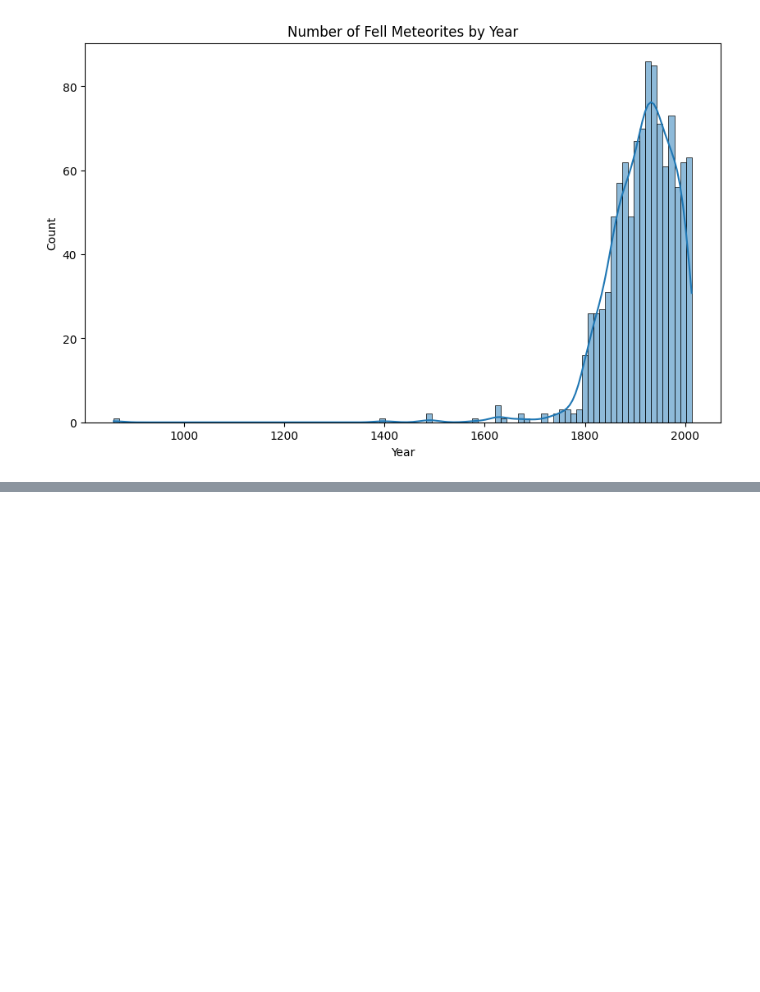
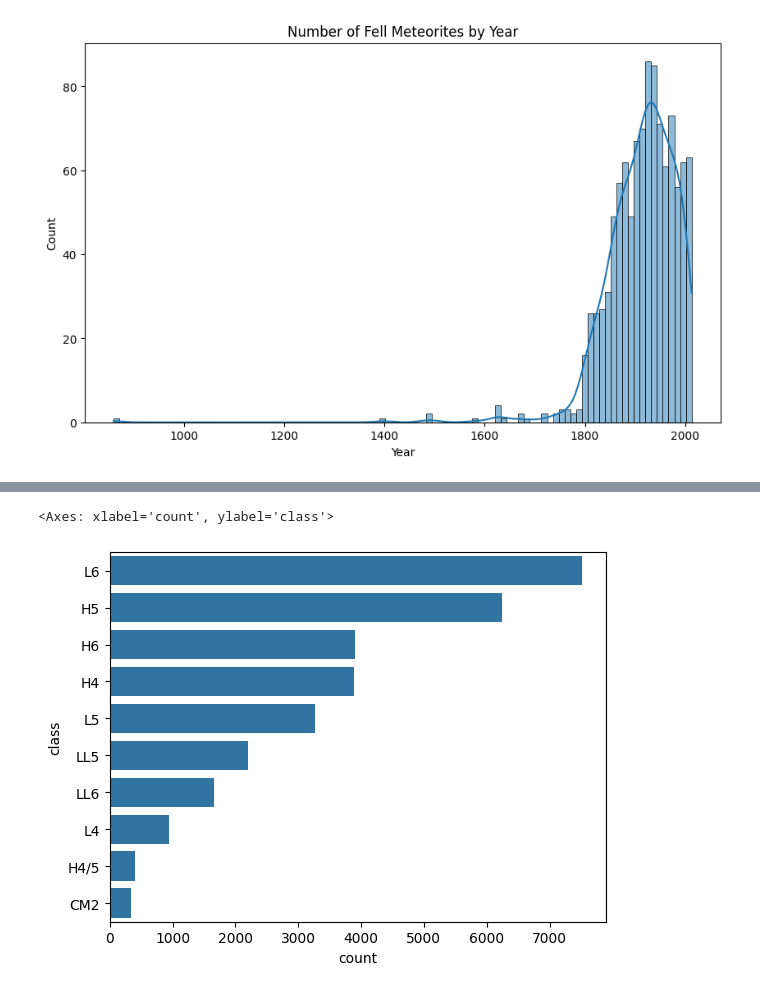
Before and after one commit to PDRWeb/nasa-meteorites-analysis, a Jupyter notebook: notebooks/1.0-pdr-initial-eda.ipynb, the cells around one changed output, grey strips where cells are left out. Saved outputs shown, nothing was run; the diff lists cells and outputs as text; code cells hidden in the pictures; blank space fills up the shorter version.

```diff
--- a/notebooks/1.0-pdr-initial-eda.ipynb
+++ b/notebooks/1.0-pdr-initial-eda.ipynb
@@ -80,0 +104,6 @@ plt.show()
+# %%
+top10common = df.groupby('class')['class'].value_counts().sort_values(ascending=False).head(10)
+sns.barplot(top10common,orient='h')
+# %% [output]
+<Axes: xlabel='count', ylabel='class'>
+[figure, added]
```
Also changed, not shown: parts of 3 cells of this notebook, 8 other files.
